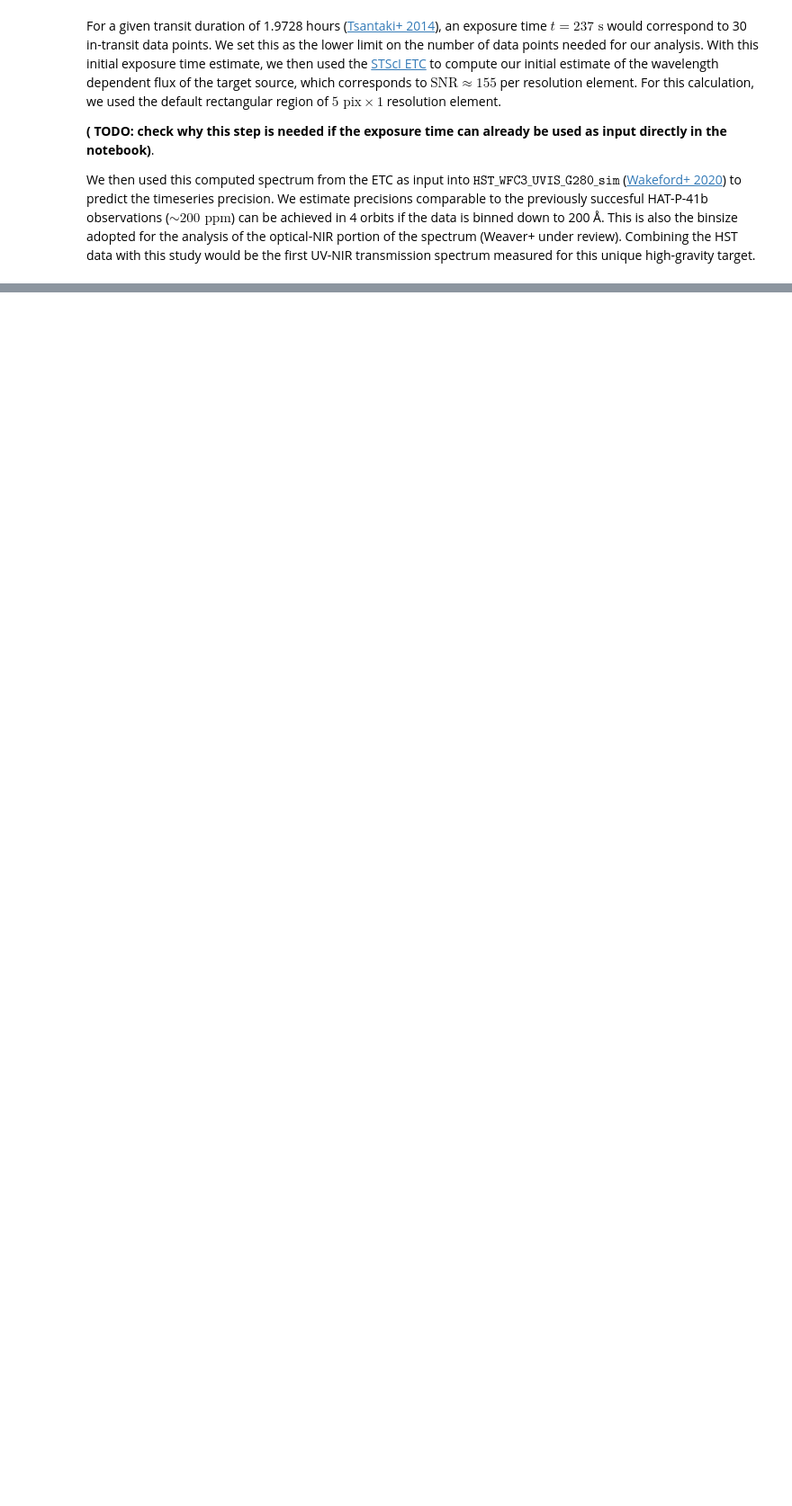
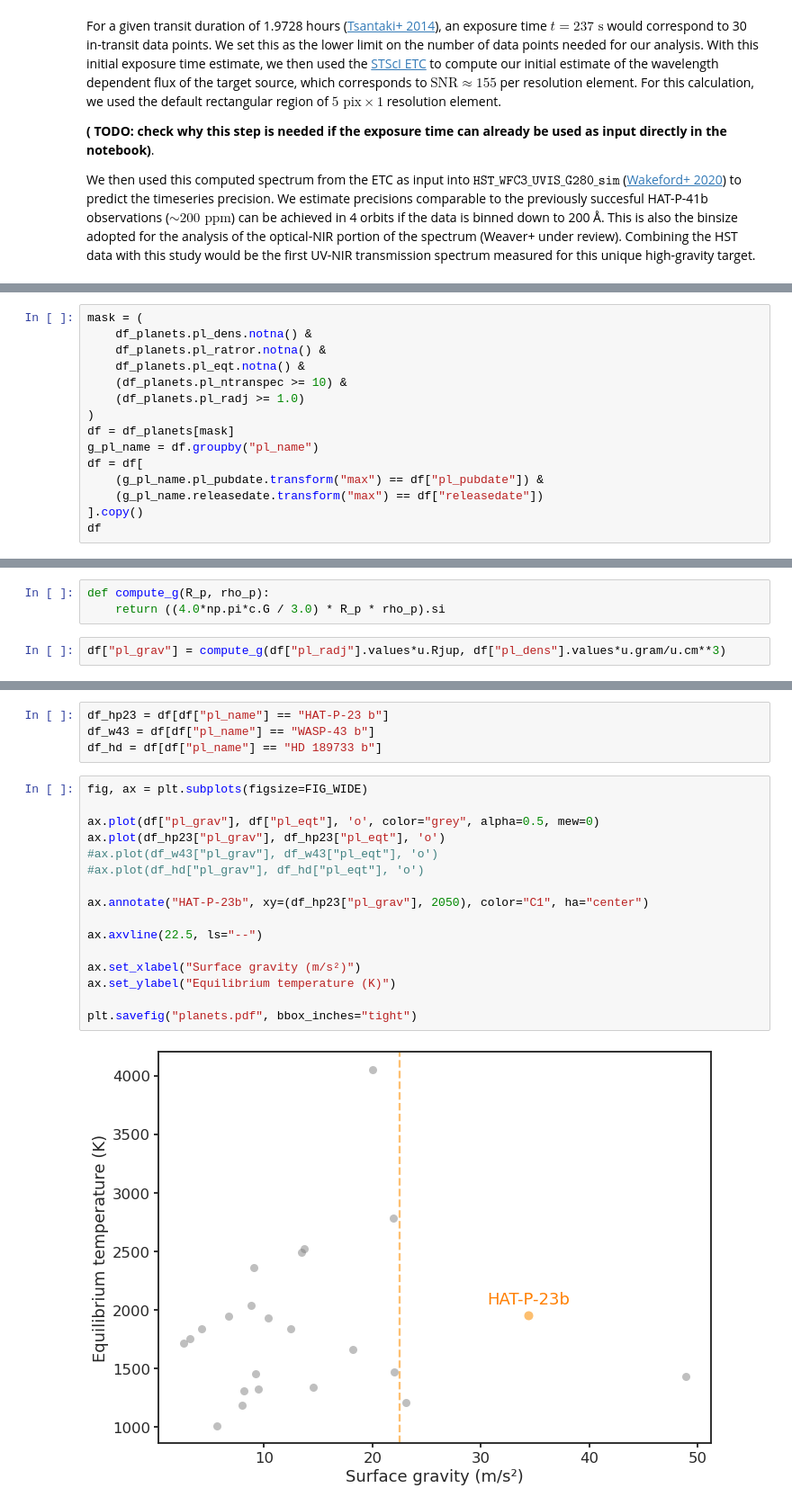
Before and after one commit to icweaver/HST_WFC3_UVIS_G280_sim, a Jupyter notebook: estimate_precision.ipynb, the cells around one changed output, grey strips where cells are left out. Shown: that part at 90% size. Drawn from its saved outputs; the diff is of its cells as text; blank space fills up the shorter version.

```diff
--- a/estimate_precision.ipynb
+++ b/estimate_precision.ipynb
@@ -155,0 +209,15 @@ Data has been saved as:  H41_ETC_default.UVIS_20nm_transmission_sim.csv
+# %%
+mask = (
+    df_planets.pl_dens.notna() &
+    df_planets.pl_ratror.notna() &
+    df_planets.pl_eqt.notna() &
+    (df_planets.pl_ntranspec >= 10) &
+    (df_planets.pl_radj >= 1.0)
+)
+df = df_planets[mask]
+g_pl_name = df.groupby("pl_name")
+df = df[
+    (g_pl_name.pl_pubdate.transform("max") == df["pl_pubdate"]) &
+    (g_pl_name.releasedate.transform("max") == df["releasedate"])
+].copy()
+df
@@ -155,0 +247,5 @@ Data has been saved as:  H41_ETC_default.UVIS_20nm_transmission_sim.csv
+# %%
+def compute_g(R_p, rho_p):
+    return ((4.0*np.pi*c.G / 3.0) * R_p * rho_p).si
+# %%
+df["pl_grav"] = compute_g(df["pl_radj"].values*u.Rjup, df["pl_dens"].values*u.gram/u.cm**3)
@@ -155,0 +275,22 @@ Data has been saved as:  H41_ETC_default.UVIS_20nm_transmission_sim.csv
+# %%
+df_hp23 = df[df["pl_name"] == "HAT-P-23 b"]
+df_w43 = df[df["pl_name"] == "WASP-43 b"]
+df_hd = df[df["pl_name"] == "HD 189733 b"]
+# %%
+fig, ax = plt.subplots(figsize=FIG_WIDE)
+
+ax.plot(df["pl_grav"], df["pl_eqt"], 'o', color="grey", alpha=0.5, mew=0)
+ax.plot(df_hp23["pl_grav"], df_hp23["pl_eqt"], 'o')
+#ax.plot(df_w43["pl_grav"], df_w43["pl_eqt"], 'o')
+#ax.plot(df_hd["pl_grav"], df_hd["pl_eqt"], 'o')
+
+ax.annotate("HAT-P-23b", xy=(df_hp23["pl_grav"], 2050), color="C1", ha="center")
+
+ax.axvline(22.5, ls="--")
+
+ax.set_xlabel("Surface gravity (m/s²)")
+ax.set_ylabel("Equilibrium temperature (K)")
+
+plt.savefig("planets.pdf", bbox_inches="tight")
+# %% [output]
+[figure, added]
```
Also changed, not shown: parts of 9 cells of this notebook, 8 other files.
